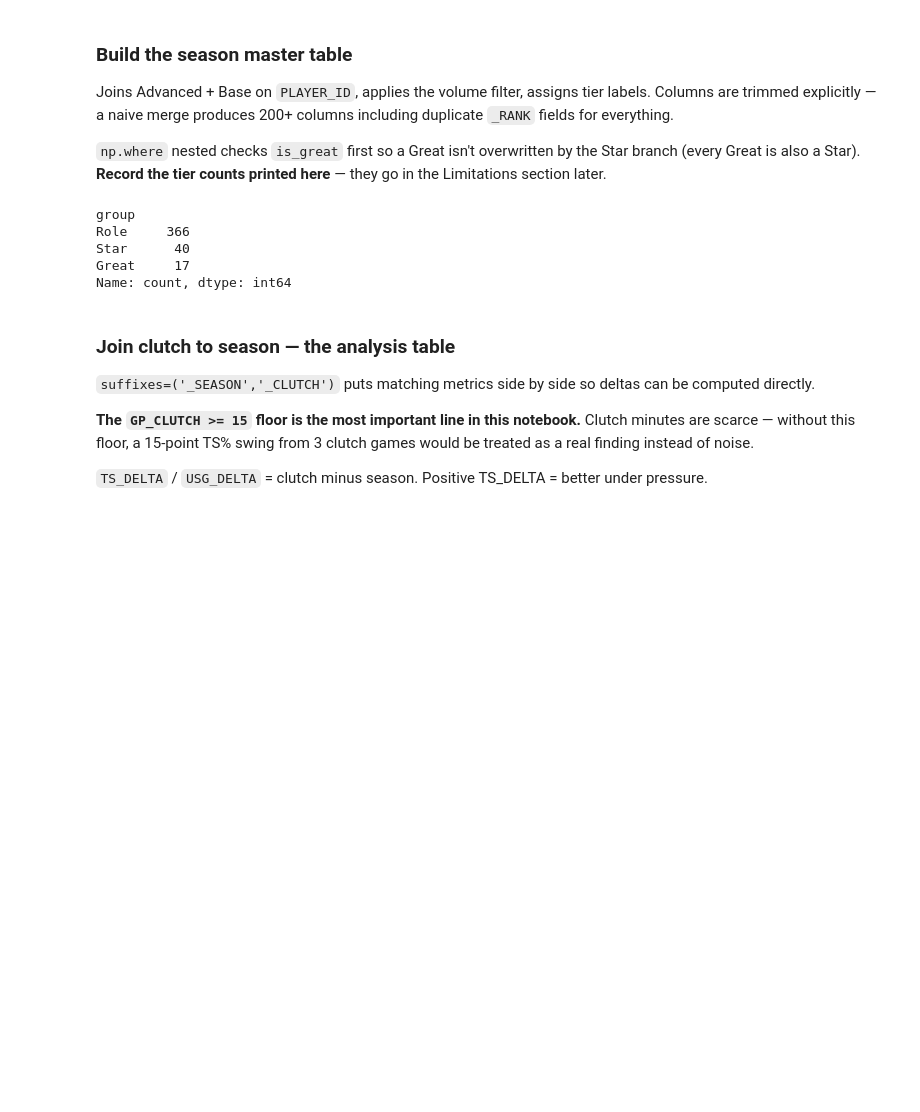
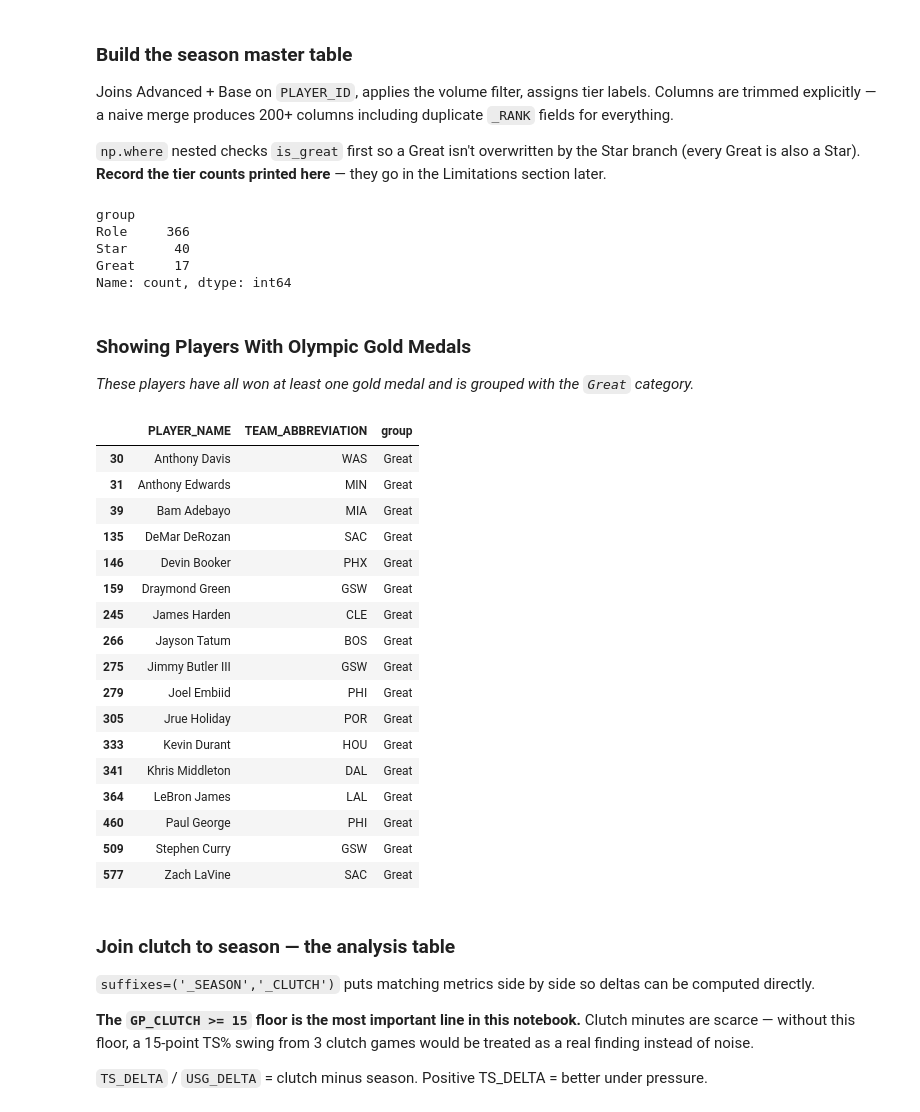
Before and after one commit to DanielBubalo/nba-clutch-reputation-data, a Jupyter notebook: nba_graphing_data.ipynb, the cells around one changed output. Saved outputs shown, nothing was run; the diff lists cells and outputs as text; code cells hidden in the pictures; blank space fills up the shorter version.

```diff
--- a/nba_graphing_data.ipynb
+++ b/nba_graphing_data.ipynb
@@ -255,6 +251,32 @@ Role     366
 Star      40
 Great     17
 Name: count, dtype: int64
+# %% [markdown]
+### Showing Players With Olympic Gold Medals
+
+*These players have all won at least one gold medal and is grouped with the `Great` category.*
+# %%
+great_players_df = season_df[season_df['PLAYER_ID'].isin(great_player_ids)][['PLAYER_NAME', 'TEAM_ABBREVIATION', 'group']]
+great_players_df
+# %% [output]
+|  | PLAYER_NAME | TEAM_ABBREVIATION | group |
+| 30 | Anthony Davis | WAS | Great |
+| 31 | Anthony Edwards | MIN | Great |
+| 39 | Bam Adebayo | MIA | Great |
+| 135 | DeMar DeRozan | SAC | Great |
+| 146 | Devin Booker | PHX | Great |
+| 159 | Draymond Green | GSW | Great |
+| 245 | James Harden | CLE | Great |
+| 266 | Jayson Tatum | BOS | Great |
+| 275 | Jimmy Butler III | GSW | Great |
+| 279 | Joel Embiid | PHI | Great |
+| 305 | Jrue Holiday | POR | Great |
+| 333 | Kevin Durant | HOU | Great |
+| 341 | Khris Middleton | DAL | Great |
+| 364 | LeBron James | LAL | Great |
+| 460 | Paul George | PHI | Great |
+| 509 | Stephen Curry | GSW | Great |
+| 577 | Zach LaVine | SAC | Great |
 # %% [markdown]
 ### Join clutch to season — the analysis table
 `suffixes=('_SEASON','_CLUTCH')` puts matching metrics side by side so deltas
```
Also changed, not shown: parts of 9 cells of this notebook.
